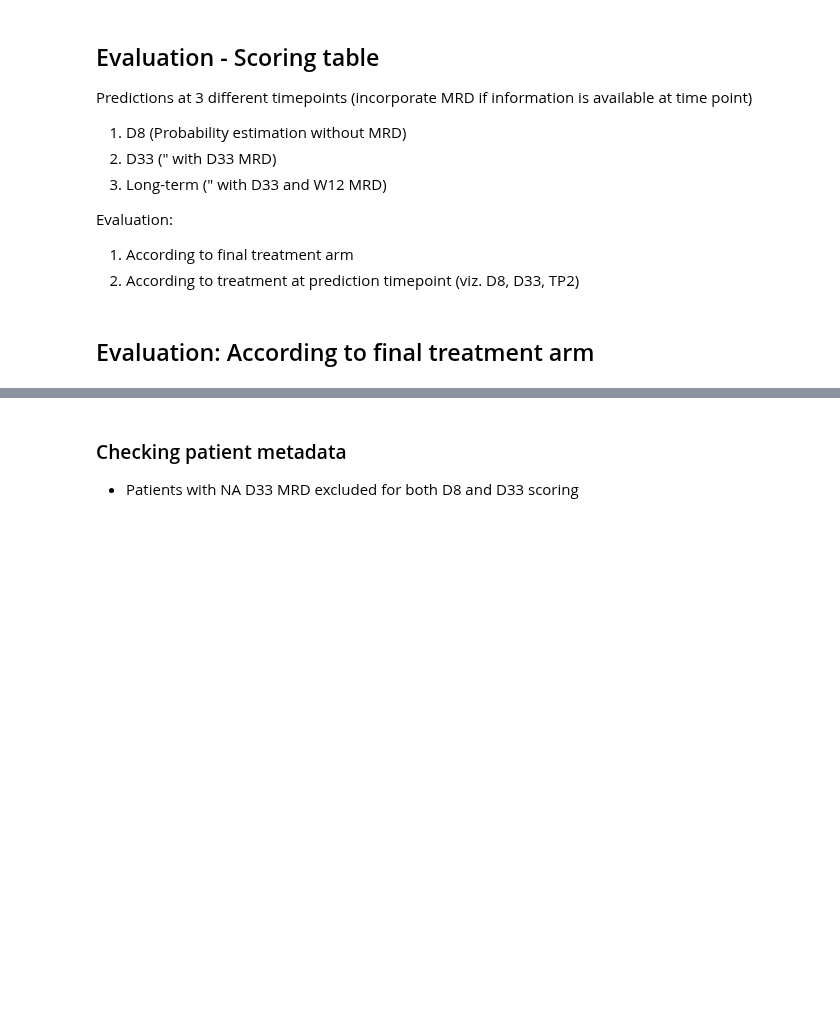
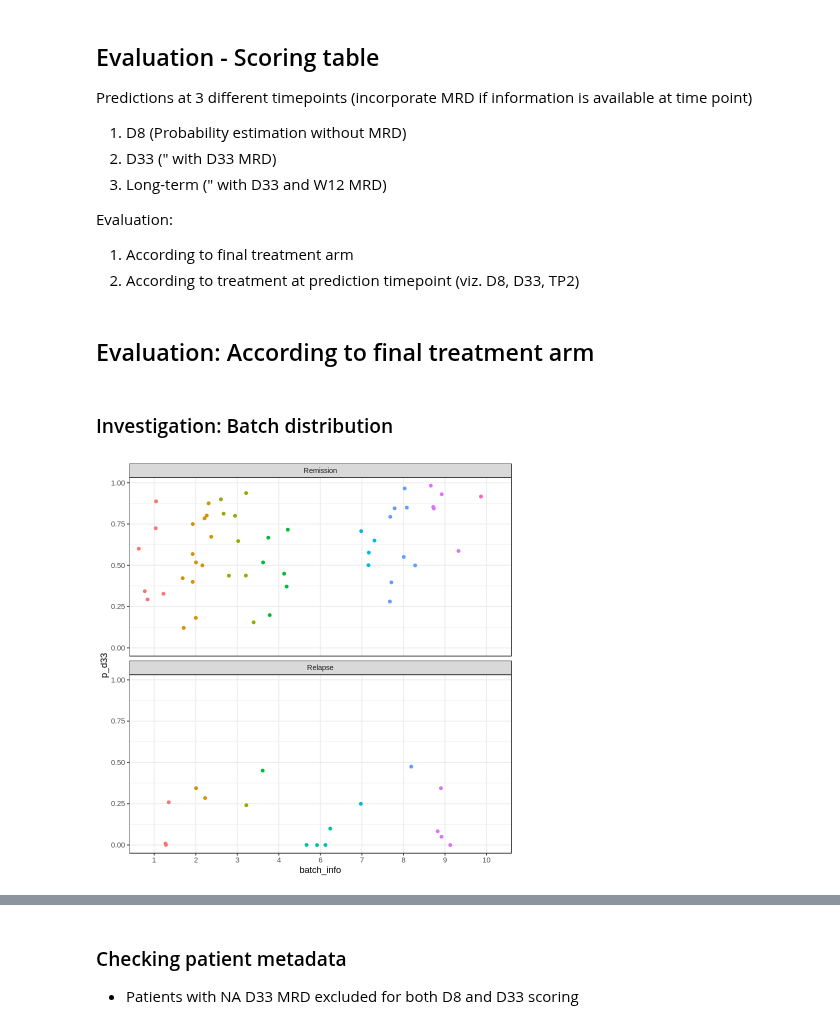
Before and after one commit to dblux/relapse_prediction, a Jupyter notebook: ipynb/evaluation/barchart.ipynb, the cells around one changed output, grey strips where cells are left out. Cells and saved outputs as stored; diff of their text form; code cells hidden in the pictures; blank space fills up the shorter version.

```diff
--- a/ipynb/evaluation/barchart.ipynb
+++ b/ipynb/evaluation/barchart.ipynb
@@ -189,3 +183,21 @@ score_predictions <- function(
 pred_d8 <- score_predictions(p_d8, metadata_pid, scoring_table, "score_3")
 pred_d33 <- score_predictions(p_d33, metadata_pid, scoring_table, "score_3")
 pred_tp2 <- score_predictions(p_tp2, metadata_pid, scoring_table, "score_3")
+# %% [markdown]
+### Investigation: Batch distribution
+# %%
+sid_d33 <- paste0(rownames(pred_d33), '_D0')
+batch_subtype <- metadata_sid[sid_d33, c('batch_info', 'subtype')]
+pred_y_d33 <- cbind(pred_d33, batch_subtype)
+pred_y_d33$batch_info <- as.factor(pred_y_d33$batch_info)
+# %%
+ax <- ggplot(pred_y_d33) +
+  facet_wrap(~ label, nrow = 2) +
+  geom_point(
+    aes(x = batch_info, y = p_d33, col = batch_info),
+    position = position_jitter(), show.legend = F
+  )
+# %%
+ax
+# %% [output]
+[figure, added]
```
Also changed, not shown: parts of 5 cells of this notebook, 3 other files.
